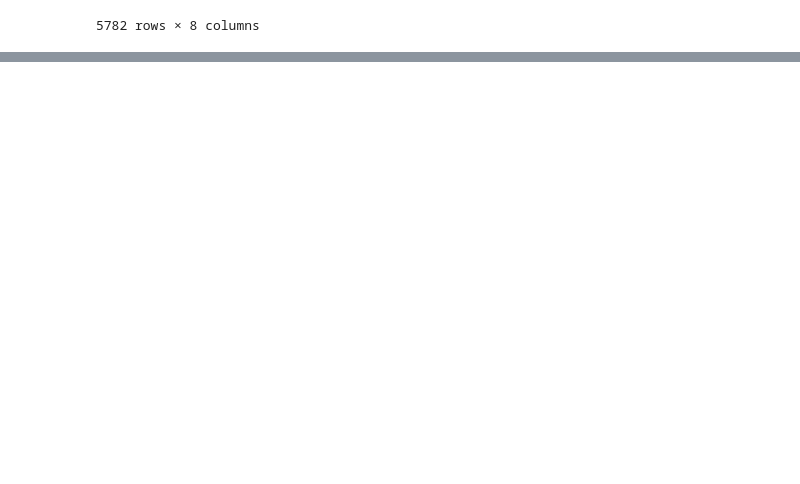
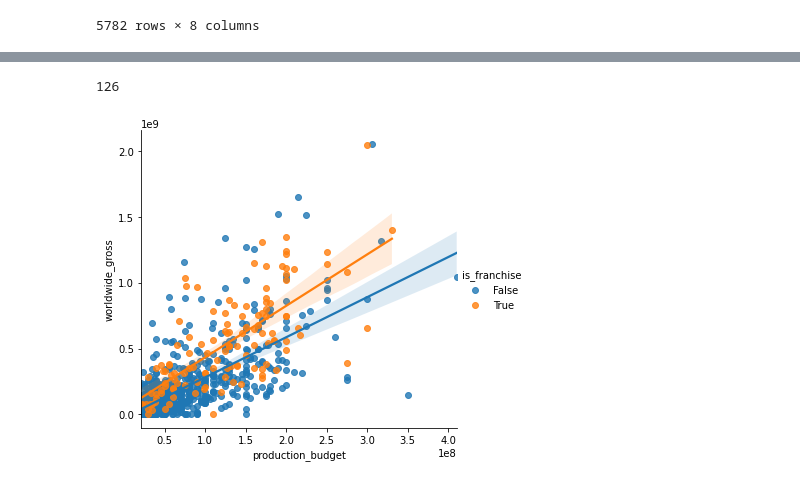
Before and after one commit to kuninethan95/dsc-phase-1-project, a Jupyter notebook: student.ipynb, the cells around one changed output, grey strips where cells are left out. Saved outputs shown, nothing was run; the diff lists cells and outputs as text; code cells hidden in the pictures; blank space fills up the shorter version.

Commit message:
works when applied. figure out lmplot and regex

```diff
--- a/student.ipynb
+++ b/student.ipynb
@@ -955,7 +825,3 @@ df4
 | 79 | The Trip The Trip (2010) The Trip... | 3 | The Trip to Italy (2014) |
 | 80 | Ip Man (Original) Ip Man (2008) I... | ? | Ip Man 3 (2015/16, HK/China) |
 79 rows × 3 columns
-# %%
-df5 = pd.concat([df2, df3, df4], axis=0)
-# %%
-df5 = df5.dropna()
@@ -1243,0 +1065,11 @@ memory usage: 0.0+ bytes
+# %%
+tn_movie_budgets2 = tn_movie_budgets2.loc[(tn_movie_budgets2['production_budget'] > 20000000) & (tn_movie_budgets2['year'] >= 2010)]
+# %%
+tn_movie_budgets2.is_franchise.sum()
+# %% [output]
+126
+# %%
+
+ax = sns.lmplot(data=tn_movie_budgets2, x='production_budget', y='worldwide_gross', hue='is_franchise')
+# %% [output]
+[figure, added]
```
Also changed, not shown: parts of 34 cells of this notebook.
